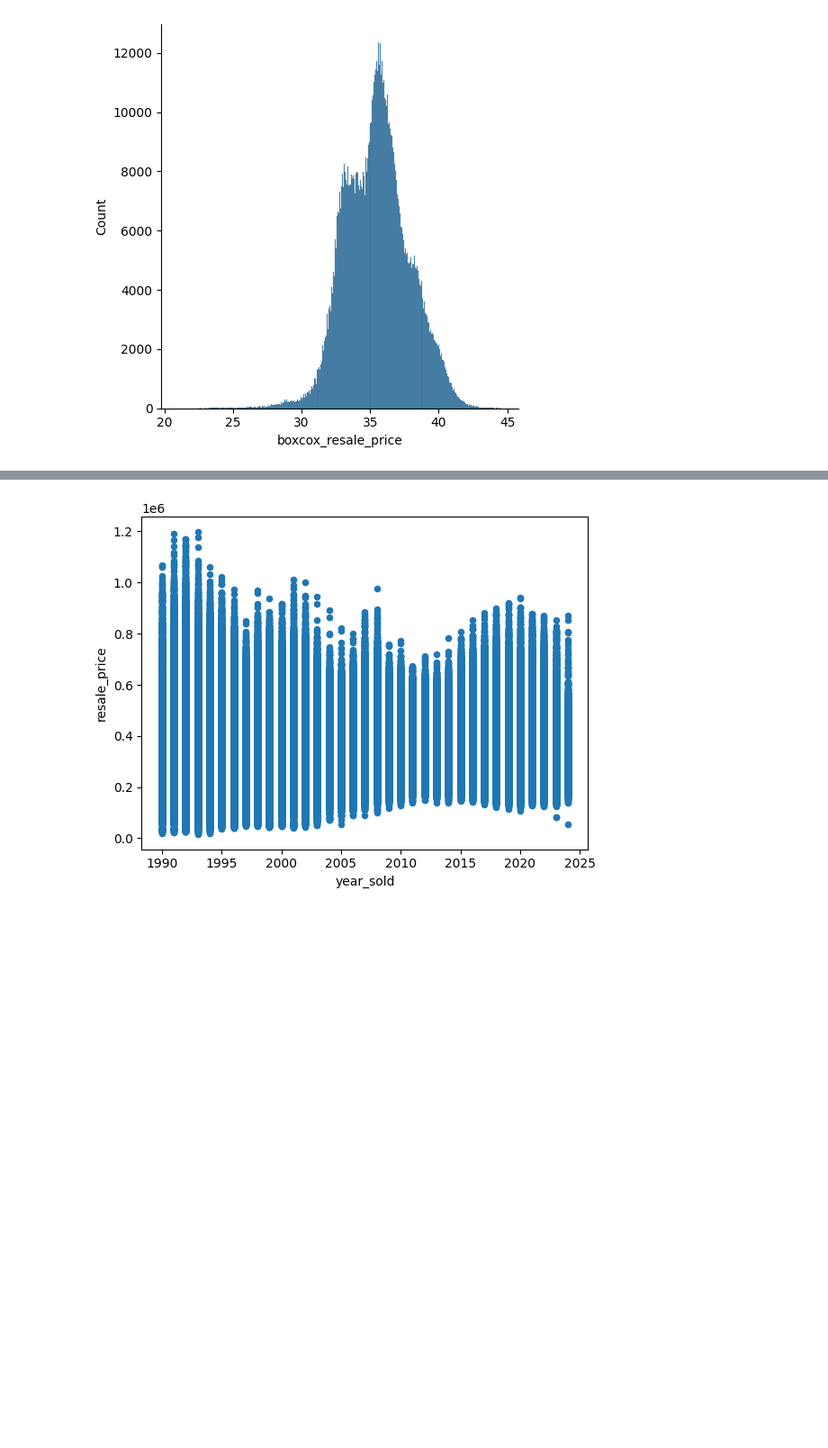
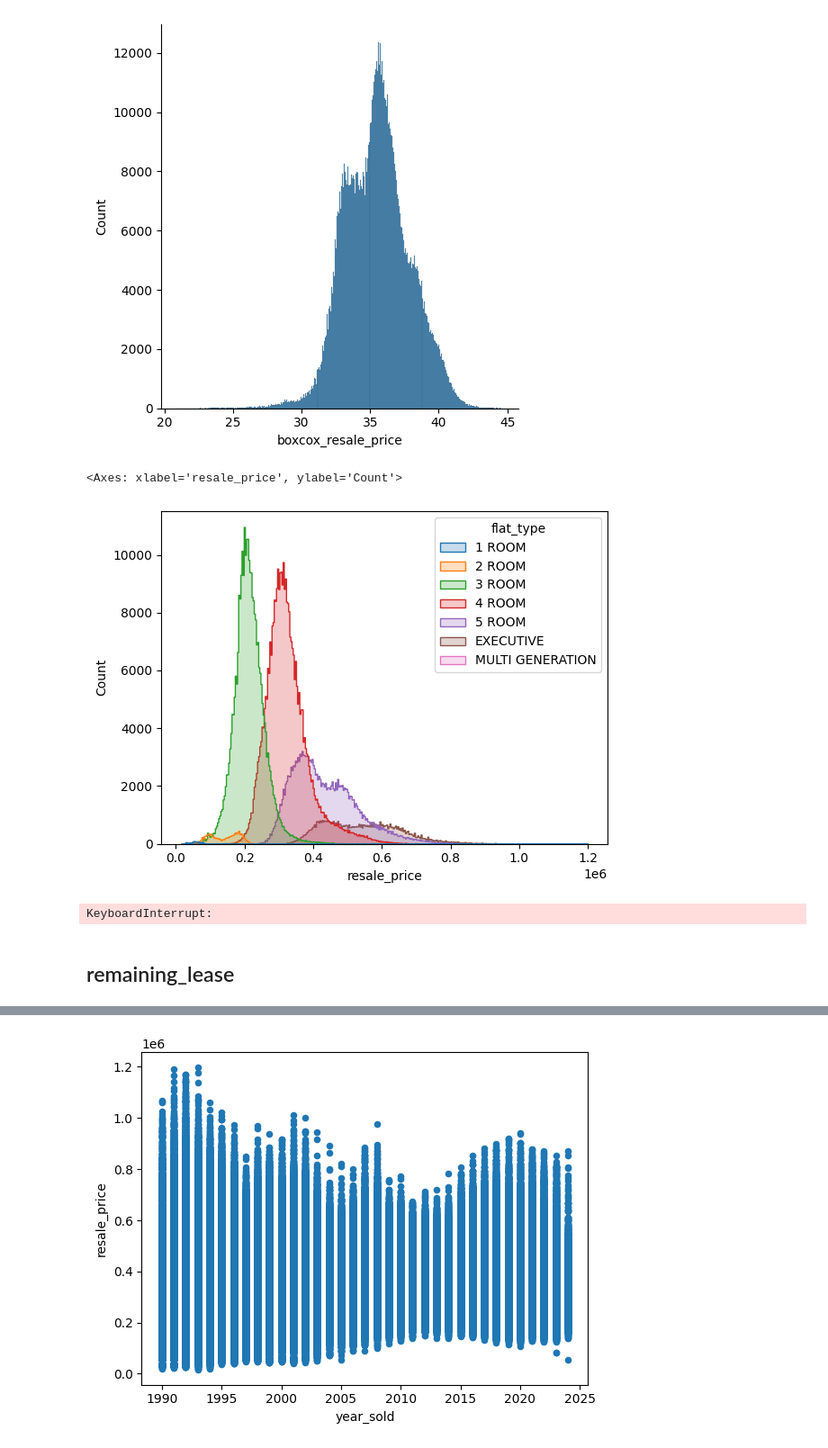
Before and after one commit to NicsLvl/HDB_Resale_Price, a Jupyter notebook: eda.ipynb, the cells around one changed output, grey strips where cells are left out. Shown at 90% size. Cells and saved outputs as stored; diff of their text form; code cells hidden in the pictures; blank space fills up the shorter version.

Commit message:
testing building models by flat_type

```diff
--- a/eda.ipynb
+++ b/eda.ipynb
@@ -45,3 +58,11 @@ street_name        55.07 MB
 flat_model         51.25 MB
 resale_price        6.99 MB
 dtype: object
+# %%
+# convert some values to category
+df['flat_type'] = df['flat_type'].astype('category')
+df['flat_model'] = df['flat_model'].astype('category')
+df['towm'] = df['town'].astype('category')
+
+# downcast the remaining numerical values
+df = downcast_numeric(df)
@@ -87,3 +130,24 @@ Kurtosis: 0.23650678307193695
 [figure]
 [figure]
 [figure]
+# %%
+### Investigate the 2 peaks. Plot a ridge plot of resale price against flat_type
+sns.histplot(df, x='resale_price', hue='flat_type', element='step', fill=True, common_norm=False)
+# %% [output]
+<Axes: xlabel='resale_price', ylabel='Count'>
+[figure, added]
+# %%
+# for each flat type, investigate the correlation heatmap
+flat_types = df['flat_type'].unique()
+for flat_type in flat_types:
+    flat_type_df = df[df['flat_type'] == flat_type]
+    corr = flat_type_df.select_dtypes(include=['number']).corr()
+    sns.heatmap(corr, annot=True)
+    plt.title(f'Correlation Heatmap for {flat_type}')
+    plt.show()
+    print(flat_type_df['flat_model'].value_counts())
+    print(flat_type_df['town'].value_counts())
+# %% [output]
+KeyboardInterrupt:
+# %% [markdown]
+## remaining_lease
```
Also changed, not shown: parts of 15 cells of this notebook, 4 other files.
